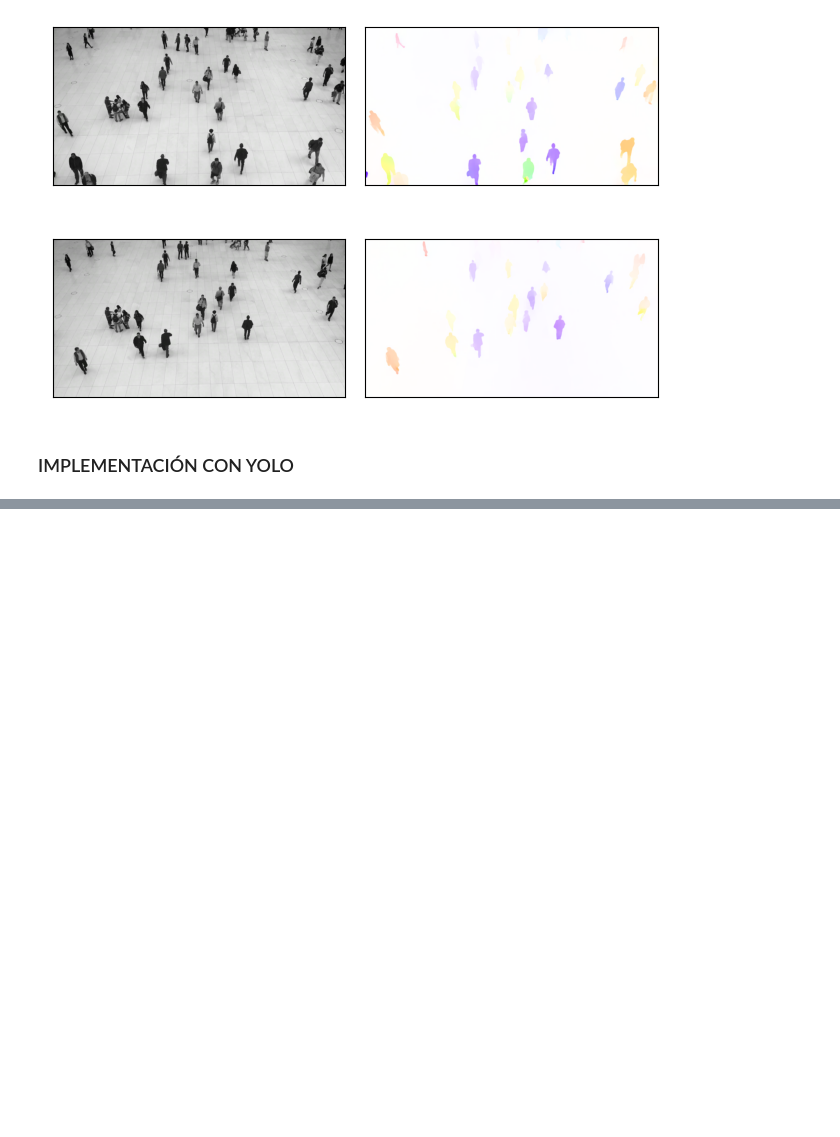
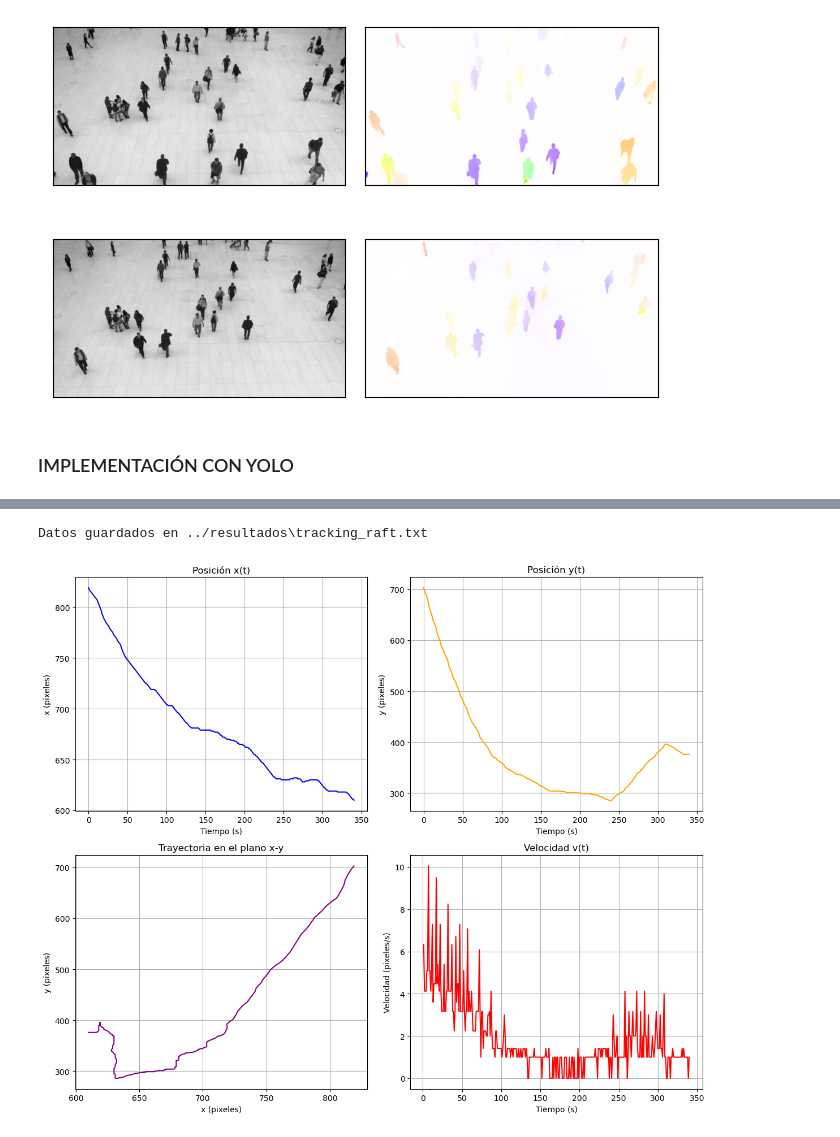
Before and after one commit to MediaMind-ULPGC/P07, a Jupyter notebook: deeplearning/raft_v6.ipynb, the cells around one changed output, grey strips where cells are left out. Cells and saved outputs as stored; diff of their text form; code cells hidden in the pictures; blank space fills up the shorter version.

Commit message:
raft ejecutado

```diff
--- a/deeplearning/raft_v6.ipynb
+++ b/deeplearning/raft_v6.ipynb
@@ -254,38 +258,42 @@ data = {
     "speed": speed.tolist(),
 }
 
-savedata = SaveData(data, "tracking_lukas_kanade")
+savedata = SaveData(data, "tracking_raft")
 savedata.save_data()
+# %% [output]
+Datos guardados en ../resultados\tracking_raft.txt
 # %%
 plt.figure(figsize=(12, 10))
 
 plt.subplot(2, 2, 1)
-plt.plot(time, x_coordinates, label="x(t)", color="blue")
+plt.plot(timestamp, x_coordinates, label="x(t)", color="blue")
 plt.xlabel("Tiempo (s)")
 plt.ylabel("x (pixeles)")
 plt.title("Posición x(t)")
 plt.grid()
 
 plt.subplot(2, 2, 2)
-plt.plot(time, y_coordinates, label="y(t)", color="orange")
+plt.plot(timestamp, y_coordinates, label="y(t)", color="orange")
 plt.xlabel("Tiempo (s)")
 plt.ylabel("y (pixeles)")
 plt.title("Posición y(t)")
 plt.grid()
 
 plt.subplot(2, 2, 3)
 plt.plot(x_coordinates, y_coordinates, label="Trayectoria", color="purple")
 plt.xlabel("x (pixeles)")
 plt.ylabel("y (pixeles)")
 plt.title("Trayectoria en el plano x-y")
 plt.grid()
 
 plt.subplot(2, 2, 4)
-plt.plot(time[1:], speed, label="v(t)", color="red")
+plt.plot(timestamp[1:], speed, label="v(t)", color="red")
 plt.xlabel("Tiempo (s)")
 plt.ylabel("Velocidad (pixeles/s)")
 plt.title("Velocidad v(t)")
 plt.grid()
 
 plt.tight_layout()
 plt.show()
+# %% [output]
+[figure, added]
```
Also changed, not shown: parts of 2 cells of this notebook, 4 other files.
